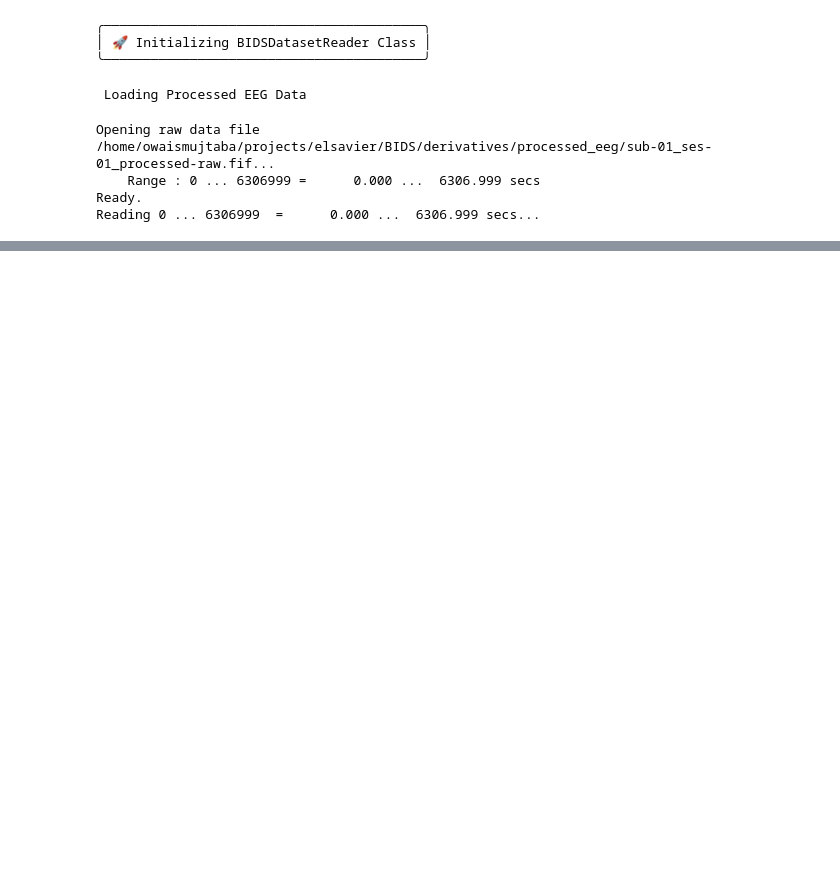
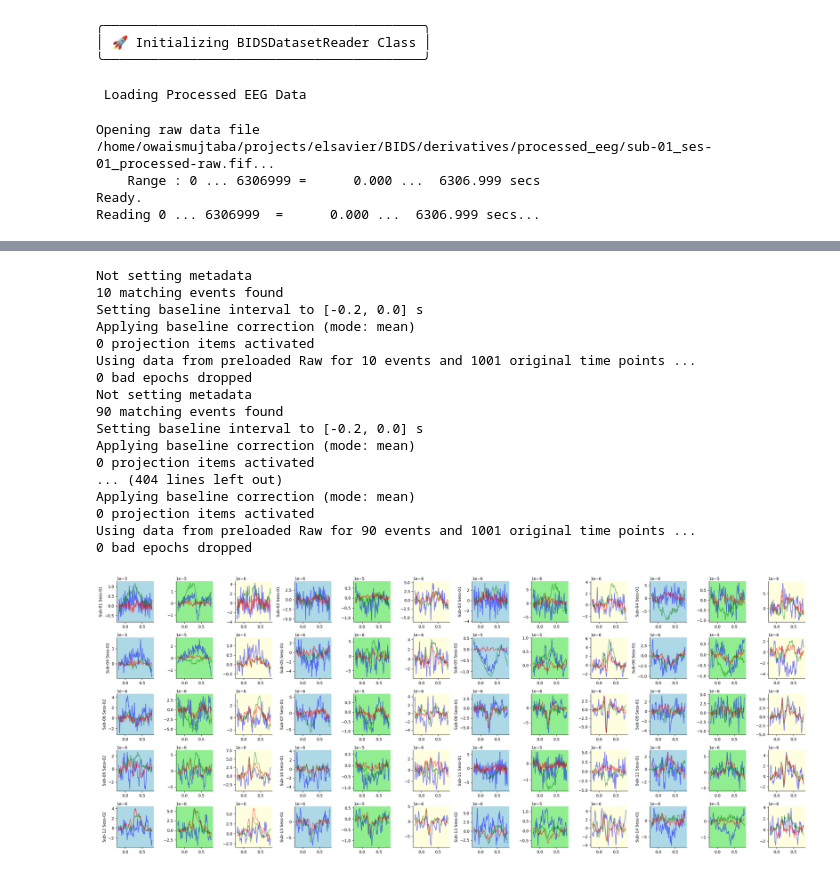
Before and after one commit to owaismujtaba/elsavier, a Jupyter notebook: covert_overt_speech.ipynb, the cells around one changed output, grey strips where cells are left out. Saved outputs shown, nothing was run; the diff lists cells and outputs as text; code cells hidden in the pictures; blank space fills up the shorter version.

```diff
--- a/covert_overt_speech.ipynb
+++ b/covert_overt_speech.ipynb
@@ -261,0 +192,12 @@ epochs_pictorial = create_epochs_for_all(
+# %%
+import config
+files = config.filepaths
+subjects, sessions = [], []
+for file in files:
+    subjects.append(file[1])
+    sessions.append(file[2])
+# %%
+subjects_data = load_subject_data(
+    subject_ids=subjects,
+    session_ids=sessions
+)
@@ -261,0 +274,21 @@ epochs_pictorial = create_epochs_for_all(
+# %%
+plot_erp_all_subjects_sessions(subjects_data)
+# %% [output]
+Not setting metadata
+10 matching events found
+Setting baseline interval to [-0.2, 0.0] s
+Applying baseline correction (mode: mean)
+0 projection items activated
+Using data from preloaded Raw for 10 events and 1001 original time points ...
+0 bad epochs dropped
+Not setting metadata
+90 matching events found
+Setting baseline interval to [-0.2, 0.0] s
+Applying baseline correction (mode: mean)
+0 projection items activated
+... (404 lines left out)
+Applying baseline correction (mode: mean)
+0 projection items activated
+Using data from preloaded Raw for 90 events and 1001 original time points ...
+0 bad epochs dropped
+[figure, added]
```
Also changed, not shown: parts of 18 cells of this notebook, 1 other file.
